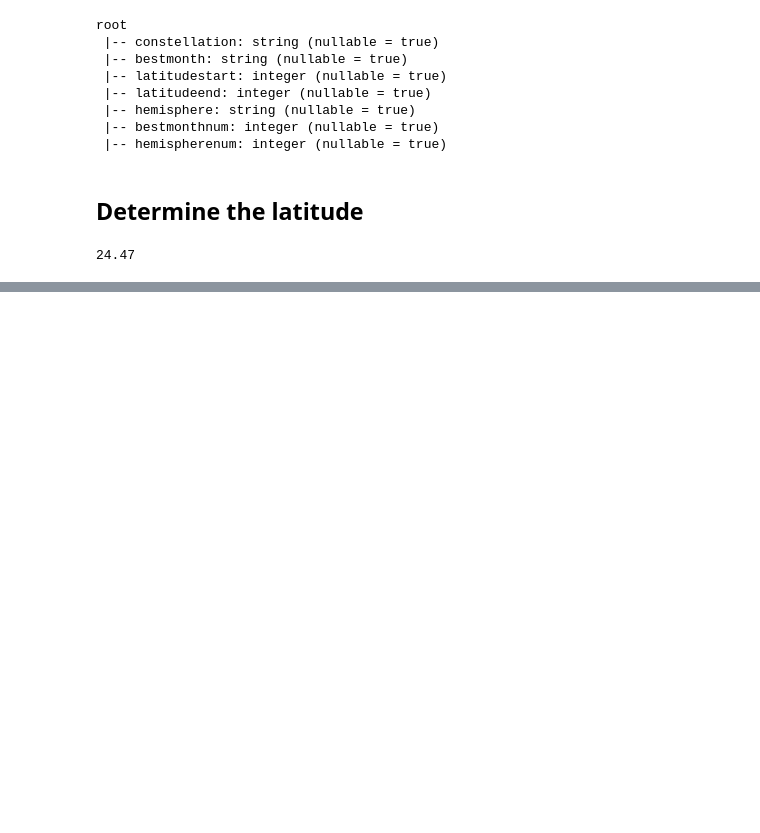
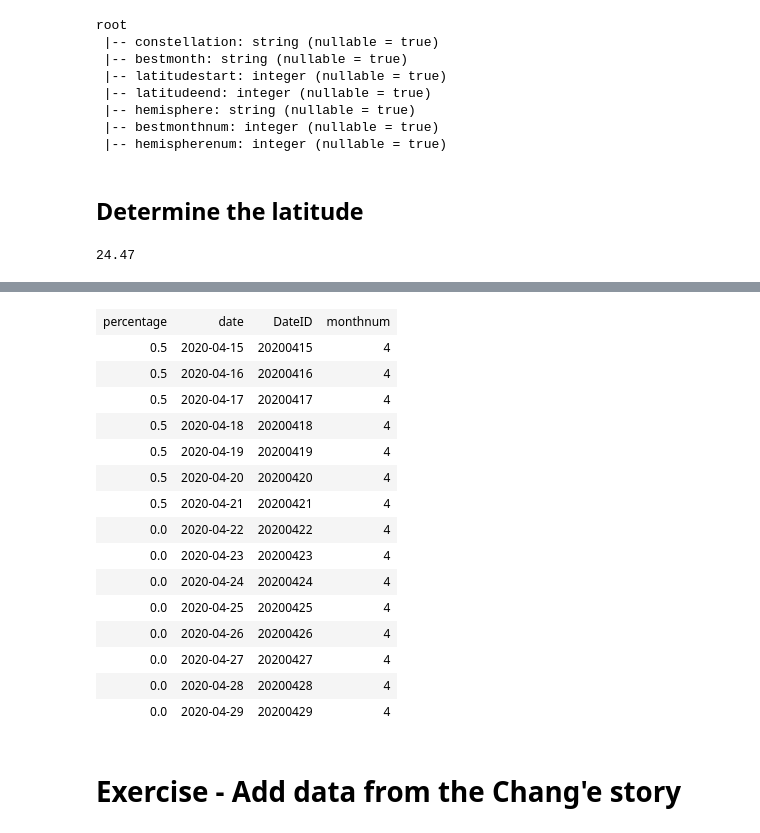
Before and after one commit to WhereDoIClick/TechProjects, a Jupyter notebook: meteor-showers/PySpark_meteor-showers.ipynb, the cells around one changed output, grey strips where cells are left out. Saved outputs shown, nothing was run; the diff lists cells and outputs as text; code cells hidden in the pictures; blank space fills up the shorter version.

```diff
--- a/meteor-showers/PySpark_meteor-showers.ipynb
+++ b/meteor-showers/PySpark_meteor-showers.ipynb
@@ -574,0 +905,28 @@ print(predict_best_meteor_shower_viewing('Abu Dhabi'))
+# %%
+%%sparksql
+
+select *
+from dbSMeteorShowers.MoonPhases
+where dateID >= 20200415 and dateID < 20200430
+order by DateID
+--LIMIT 20
+;
+# %% [output]
+| percentage | date | DateID | monthnum |
+| 0.5 | 2020-04-15 | 20200415 | 4 |
+| 0.5 | 2020-04-16 | 20200416 | 4 |
+| 0.5 | 2020-04-17 | 20200417 | 4 |
+| 0.5 | 2020-04-18 | 20200418 | 4 |
+| 0.5 | 2020-04-19 | 20200419 | 4 |
+| 0.5 | 2020-04-20 | 20200420 | 4 |
+| 0.5 | 2020-04-21 | 20200421 | 4 |
+| 0.0 | 2020-04-22 | 20200422 | 4 |
+| 0.0 | 2020-04-23 | 20200423 | 4 |
+| 0.0 | 2020-04-24 | 20200424 | 4 |
+| 0.0 | 2020-04-25 | 20200425 | 4 |
+| 0.0 | 2020-04-26 | 20200426 | 4 |
+| 0.0 | 2020-04-27 | 20200427 | 4 |
+| 0.0 | 2020-04-28 | 20200428 | 4 |
+| 0.0 | 2020-04-29 | 20200429 | 4 |
+# %% [markdown]
+# Exercise - Add data from the Chang'e story
```
Also changed, not shown: parts of 28 cells of this notebook, 1 other file.
